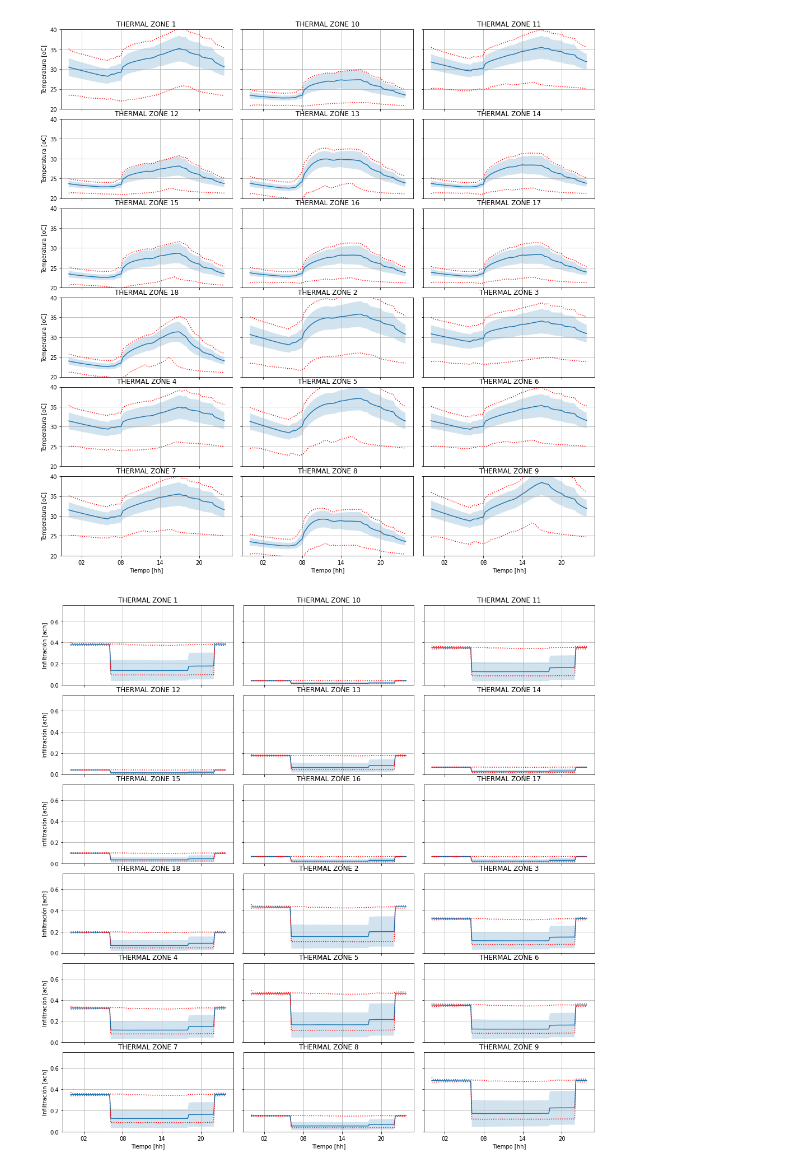
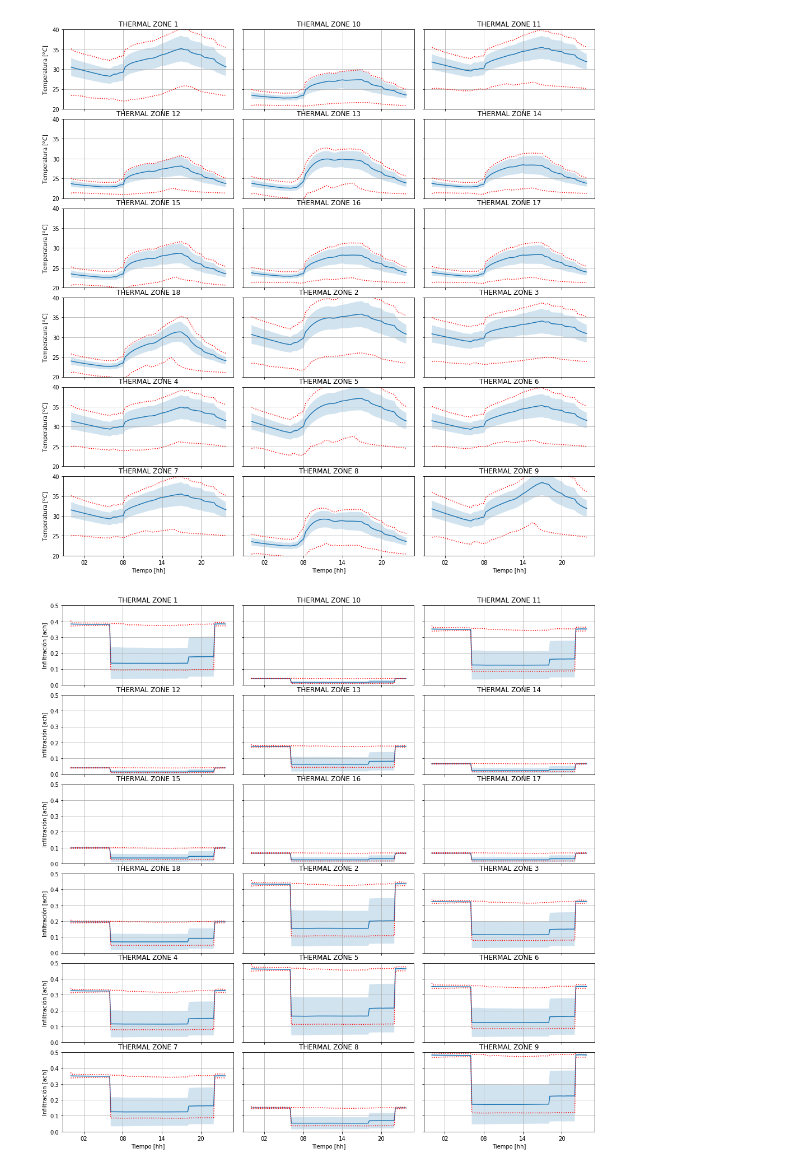
Before and after one commit to AltamarMx/review_simulation, a Jupyter notebook: notebooks/Analisis_nAC.ipynb, the cells around one changed output. Saved outputs shown, nothing was run; the diff lists cells and outputs as text; code cells hidden in the pictures.

Commit message:
zone mean air e infiltration air rate change

```diff
--- a/notebooks/Analisis_nAC.ipynb
+++ b/notebooks/Analisis_nAC.ipynb
@@ -39,7 +39,7 @@ def variable_osm(archivo,variable="Zone Mean Air Temperature",limpia_nombres=Fal
 # %%
 def graph_mean_std_max(data,zonas,vmax=40,vmin=10,
                        renglones=5,columnas=5,figsize=(14,10),
-                       unidades=None):
+                       unidades=None,xkcd=True):
     """ Grafica el día promedio para cada columna del dataframe recibido , la desviación
     estándard y los máximos y mínimos para el día promedio.
     """
@@ -66,22 +66,26 @@ def graph_mean_std_max(data,zonas,vmax=40,vmin=10,
         ax.grid()
         ax.xaxis.set_major_locator(mdates.HourLocator(interval=6)) # tick every two hours
         ax.xaxis.set_major_formatter(mdates.DateFormatter('%H'))
+    def grafica_grid(renglones, columnas):
+        fig = plt.figure(figsize=figsize)
+        grid = Grid(fig, rect=111, nrows_ncols=(renglones, columnas),axes_pad=0.25)
+        for i,ax in enumerate(grid):
+            try:
+                mean = zonas[i] + "_mean"
+                std  = zonas[i] + "_std"
+                Max  = zonas[i] + "_max"
+                Min  = zonas[i] + "_min"
+                plot_mean_max_min(ax,tmp2,zonas[i],vmin=vmin,vmax=vmax)
+            except:
+                pass
+        plt.tight_layout()
 
+    if xkcd:
+        with plt.xkcd():
+            grafica_grid(renglones,columnas)
 
-#     rows = renglones
-#     columns = columnas
-    fig = plt.figure(figsize=figsize)
-    grid = Grid(fig, rect=111, nrows_ncols=(renglones, columnas),axes_pad=0.25)
-    for i,ax in enumerate(grid):
-        try:
-            mean = zonas[i] + "_mean"
-            std  = zonas[i] + "_std"
-            Max  = zonas[i] + "_max"
-            Min  = zonas[i] + "_min"
-            plot_mean_max_min(ax,tmp2,zonas[i],vmin=vmin,vmax=vmax)
-        except:
-            pass
-    plt.tight_layout()
+    else:
+        grafica_grid(renglones,columnas)
 # %%
 archivo = "../osm/edificio/run/002_ExportVariabletoCSV/report_ZoneMeanAirTemperature_ZoneTimestep.csv"
 temperaturas,zonas = variable_osm(archivo,limpia_nombres=True)
@@ -94,7 +98,7 @@ graph_mean_std_max(temperaturas,zonas,columnas=3,renglones=6,figsize=(14,14),vmi
 archivo = "../osm/edificio/run/003_ExportVariabletoCSV/report_ZoneInfiltrationAirChangeRate_ZoneTimestep.csv"
 infiltracion,zonas = variable_osm(archivo,variable="Zone Infiltration Air Change Rate",limpia_nombres=True)
 # %%
-graph_mean_std_max(infiltracion,zonas,columnas=3,renglones=6,vmax=.75,vmin=0,
-                   unidades="Infiltración [ach]",figsize=(14,14))
+graph_mean_std_max(infiltracion,zonas,columnas=3,renglones=6,vmax=.5,vmin=0,
+                   unidades="Infiltración [ach]",figsize=(14,14),xkcd=False)
 # %% [output]
-[figure, old version]
+[figure, new version]
```
Also changed, not shown: parts of 1 cell of this notebook.
